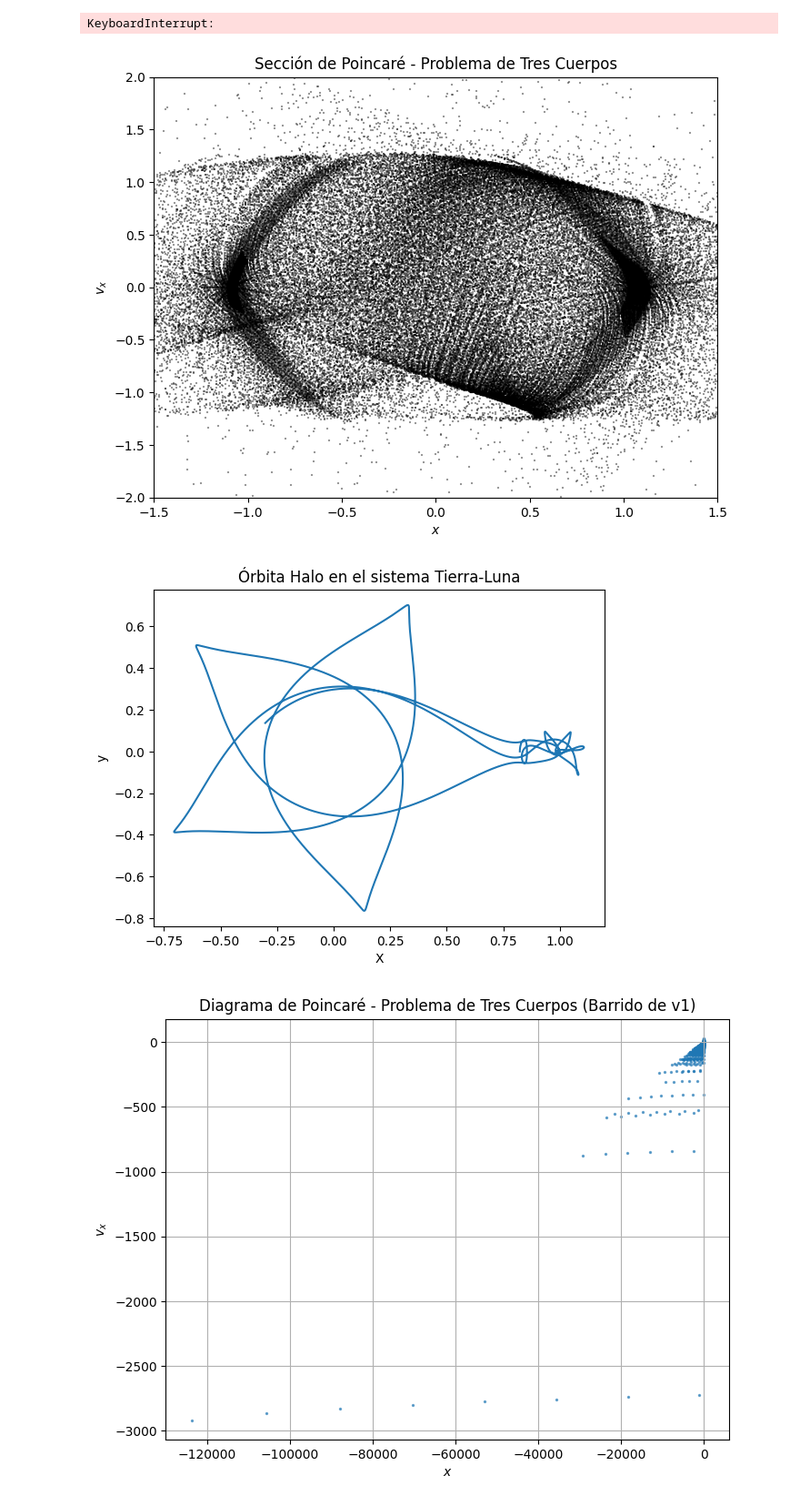
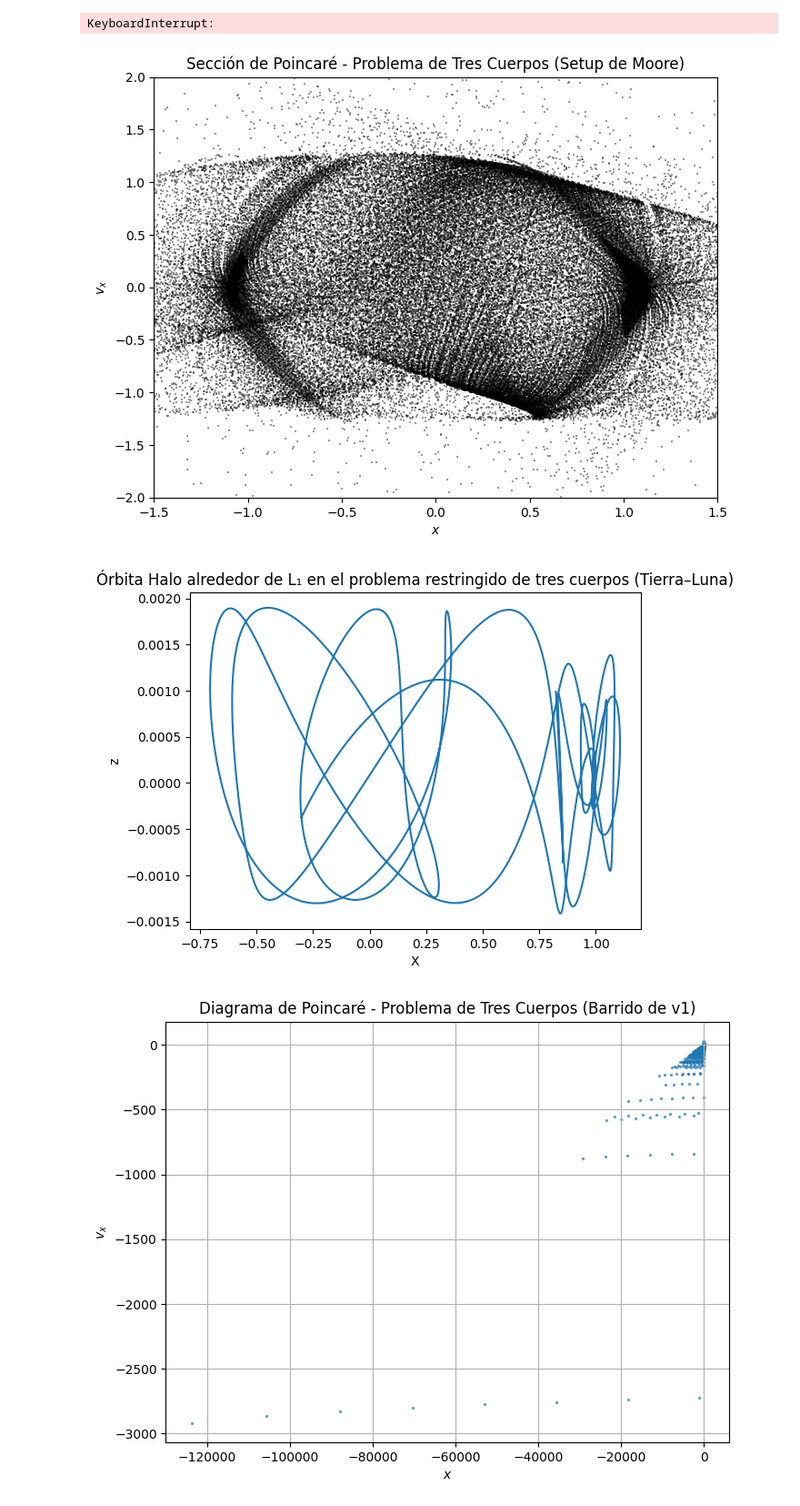
Before and after one commit to Another-DevX/Metodos-computacionales, a Jupyter notebook: proyecto/tres_cuerpos.ipynb, the cells around one changed output. Shown at 91% size. Saved outputs shown, nothing was run; the diff lists cells and outputs as text; code cells hidden in the pictures.

```diff
--- a/proyecto/tres_cuerpos.ipynb
+++ b/proyecto/tres_cuerpos.ipynb
@@ -614,13 +692,13 @@ def plot_poincare_from_csv(filename="poincare_data.csv", x_range=(-2, 2), vx_ran
     plt.ylabel(r"$v_x$")
     plt.xlim(-1.5, 1.5)
     plt.ylim(-2, 2)
-    plt.title("Sección de Poincaré - Problema de Tres Cuerpos")
+    plt.title("Sección de Poincaré - Problema de Tres Cuerpos (Setup de Moore)")
     plt.show()
 
 # Cargar y graficar datos desde CSV
 plot_poincare_from_csv()
 # %% [output]
-[figure, old version]
+[figure, new version]
 # %%
 def restricted_three_body_leap_frog(state, mu, dt, softening=0):
     x, y, z, vx, vy, vz = state
@@ -700,59 +778,70 @@ traj = solve_rtbp(mu, state0, dt, steps)
 x, y, z = traj[:, 0], traj[:, 1], traj[:, 2]
 
 
-plt.plot(x, y)
+plt.plot(x, z)
 plt.xlabel("X")
-plt.ylabel("y")
-plt.title("Órbita Halo en el sistema Tierra-Luna")
+plt.ylabel("z")
+plt.title(
+    "Órbita Halo alrededor de L₁ en el problema restringido de tres cuerpos (Tierra–Luna)"
+)
+
 
 fig = go.Figure(
     data=[
         go.Scatter3d(
             x=x,
             y=y,
             z=z,
             mode="lines",
             line=dict(color="blue", width=2),
-            name="Órbita Halo",
+            name="Órbita",
         )
     ]
 )
 # Primario 1 (por ejemplo, Tierra)
-fig.add_trace(go.Scatter3d(
-    x=[-mu], y=[0], z=[0],
-    mode='markers+text',
-    marker=dict(size=5, color='blue'),
-    text=["Tierra"],
-    textposition="top center",
-    name='Primario 1'
-))
+fig.add_trace(
+    go.Scatter3d(
+        x=[-mu],
+        y=[0],
+        z=[0],
+        mode="markers+text",
+        marker=dict(size=5, color="blue"),
+        text=["Tierra"],
+        textposition="top center",
+        name="Tierra",
+    )
+)
 
 # Primario 2 (por ejemplo, Luna)
-fig.add_trace(go.Scatter3d(
-    x=[1 - mu], y=[0], z=[0],
-    mode='markers+text',
-    marker=dict(size=5, color='gray'),
-    text=["Luna"],
-    textposition="top center",
-    name='Primario 2'
-))
+fig.add_trace(
+    go.Scatter3d(
+        x=[1 - mu],
+        y=[0],
+        z=[0],
+        mode="markers+text",
+        marker=dict(size=5, color="gray"),
+        text=["Luna"],
+        textposition="top center",
+        name="Luna",
+    )
+)
 
 fig.update_layout(
-    title="Tierra luna L1",
+    title=r'Órbita Halo alrededor de L₁ en el sistema Tierra–Luna',
     scene=dict(
         xaxis_title="X",
         yaxis_title="Y",
         zaxis_title="Z",
-        aspectmode="cube",  # <<< esta línea fuerza proporción 1:1:1
+        aspectmode="cube",
     ),
     width=800,  # ancho en píxeles
     height=600,  # alto en píxeles
     margin=dict(l=0, r=0, b=0, t=40),
 )
 
 fig.show()
 # %% [output]
-[figure, old version]
+[figure, new version]
 # %%
 def compute_single_poincare_rtbp(velocity):
     vx, vy = velocity
```
Also changed, not shown: parts of 8 cells of this notebook.
